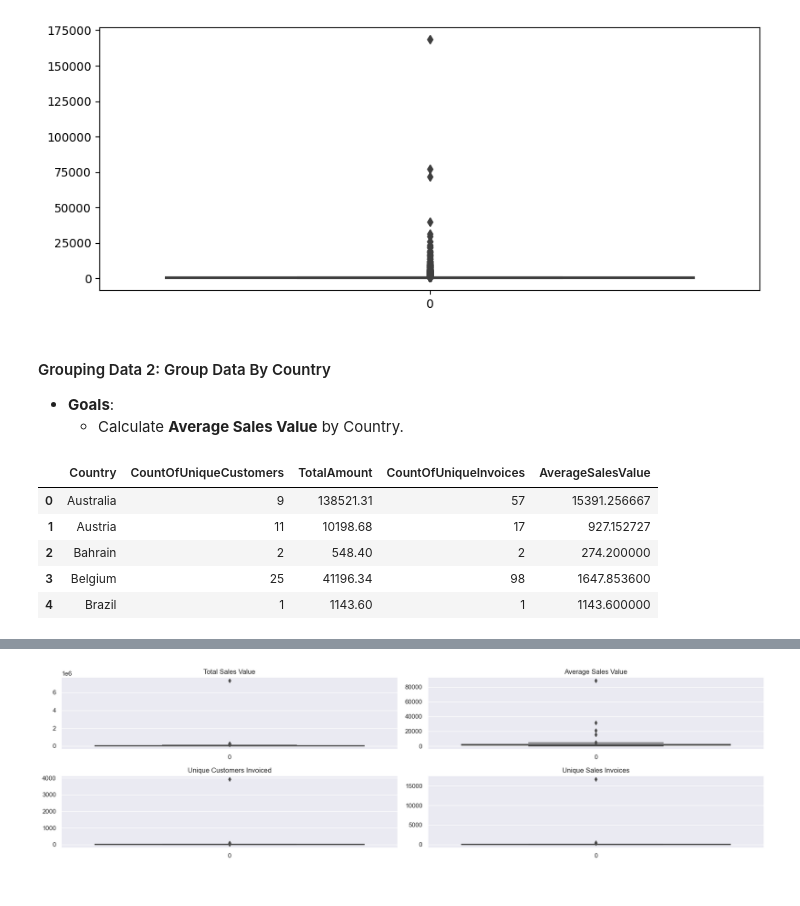
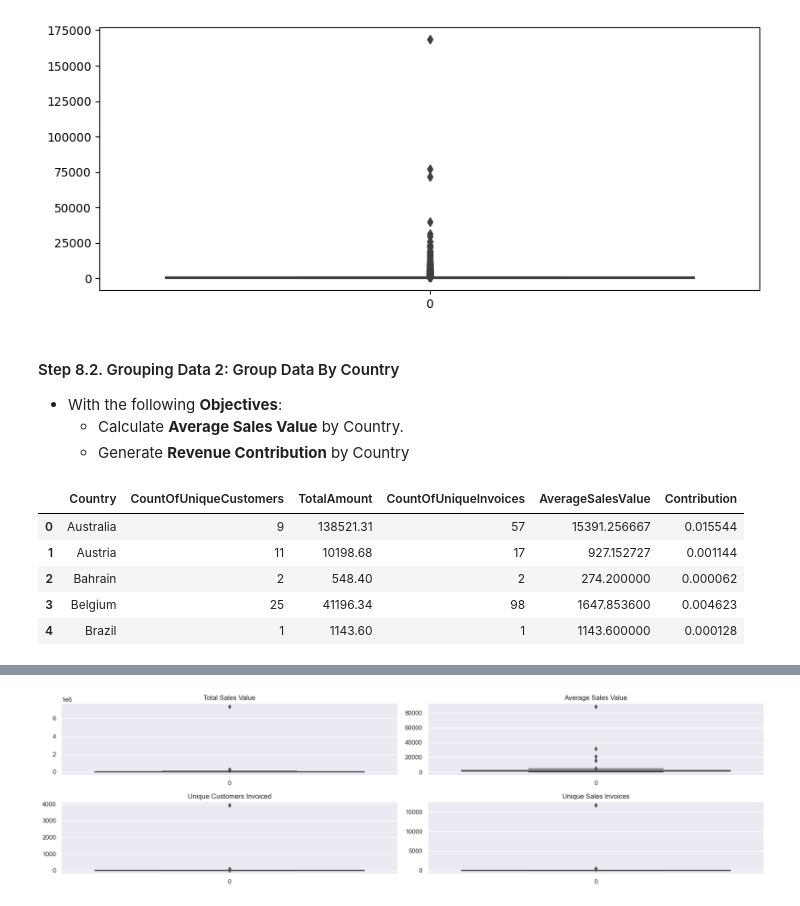
Before and after one commit to nyangweso-rodgers/data-analytics, a Jupyter notebook: Analytics-with-Python/Exploratory-Data-Analysis-with-Python/Exploratory-Data-Analysis-for-Online-Retail-Store/index.ipynb, the cells around one changed output, grey strips where cells are left out. Drawn from its saved outputs; the diff is of its cells as text; code cells hidden in the pictures.

Commit message:
added steps to the index.ipynb file

```diff
--- a/Analytics-with-Python/Exploratory-Data-Analysis-with-Python/Exploratory-Data-Analysis-for-Online-Retail-Store/index.ipynb
+++ b/Analytics-with-Python/Exploratory-Data-Analysis-with-Python/Exploratory-Data-Analysis-for-Online-Retail-Store/index.ipynb
@@ -116,6 +113,10 @@ dtype: object
 # %%
 ## using dictionary to convert specific columns
 convert_dic = {
-    'CustomerID': str
+    'CustomerID': str,
+    'InvoiceNo': str
+
 }
 online_retail_data = online_retail_data.astype(convert_dic)
+# preview
+online_retail_data.dtypes
@@ -206,29 +209,30 @@ sns.boxplot(grouped_daily_customer_df['TotalAmount'])
 <Axes: >
 [figure]
 # %% [markdown]
-#### Grouping Data 2: Group Data By Country
-* __Goals__:
+#### Step 8.2. Grouping Data 2: Group Data By Country
+* With the following __Objectives__:
   * Calculate __Average Sales Value__ by Country.
+  * Generate __Revenue Contribution__ by Country
 # %%
 # group the data by country and understand the summary data by Country
 grouped_country_df = online_retail_data.groupby( 'Country').agg(
     CountOfUniqueCustomers = pd.NamedAgg(column = 'CustomerID', aggfunc = 'nunique'),
     TotalAmount = pd.NamedAgg(column='TotalAmount', aggfunc='sum'),
     CountOfUniqueInvoices = pd.NamedAgg(column='InvoiceNo', aggfunc='nunique')
 ).reset_index()
 
 # calculate the Average Basket Value
 grouped_country_df['AverageSalesValue'] = grouped_country_df['TotalAmount'] / grouped_country_df['CountOfUniqueCustomers']
+# calculate the Revenue Contribution By Country
+TotalAmount = grouped_country_df['TotalAmount'].sum()
+grouped_country_df['Contribution'] = grouped_country_df['TotalAmount'] / TotalAmount
 
 # save the output in a csv file
 grouped_country_df.to_csv("grouped_country_data.csv", index=False)
-
-# preview
-grouped_country_df.head()
 # %% [output]
-|  | Country | CountOfUniqueCustomers | TotalAmount | CountOfUniqueInvoices | AverageSalesValue |
-| 0 | Australia | 9 | 138521.31 | 57 | 15391.256667 |
-| 1 | Austria | 11 | 10198.68 | 17 | 927.152727 |
-| 2 | Bahrain | 2 | 548.40 | 2 | 274.200000 |
-| 3 | Belgium | 25 | 41196.34 | 98 | 1647.853600 |
-| 4 | Brazil | 1 | 1143.60 | 1 | 1143.600000 |
+|  | Country | CountOfUniqueCustomers | TotalAmount | CountOfUniqueInvoices | AverageSalesValue | Contribution |
+| 0 | Australia | 9 | 138521.31 | 57 | 15391.256667 | 0.015544 |
+| 1 | Austria | 11 | 10198.68 | 17 | 927.152727 | 0.001144 |
+| 2 | Bahrain | 2 | 548.40 | 2 | 274.200000 | 0.000062 |
+| 3 | Belgium | 25 | 41196.34 | 98 | 1647.853600 | 0.004623 |
+| 4 | Brazil | 1 | 1143.60 | 1 | 1143.600000 | 0.000128 |
```
Also changed, not shown: parts of 23 cells of this notebook, 1 other file.
